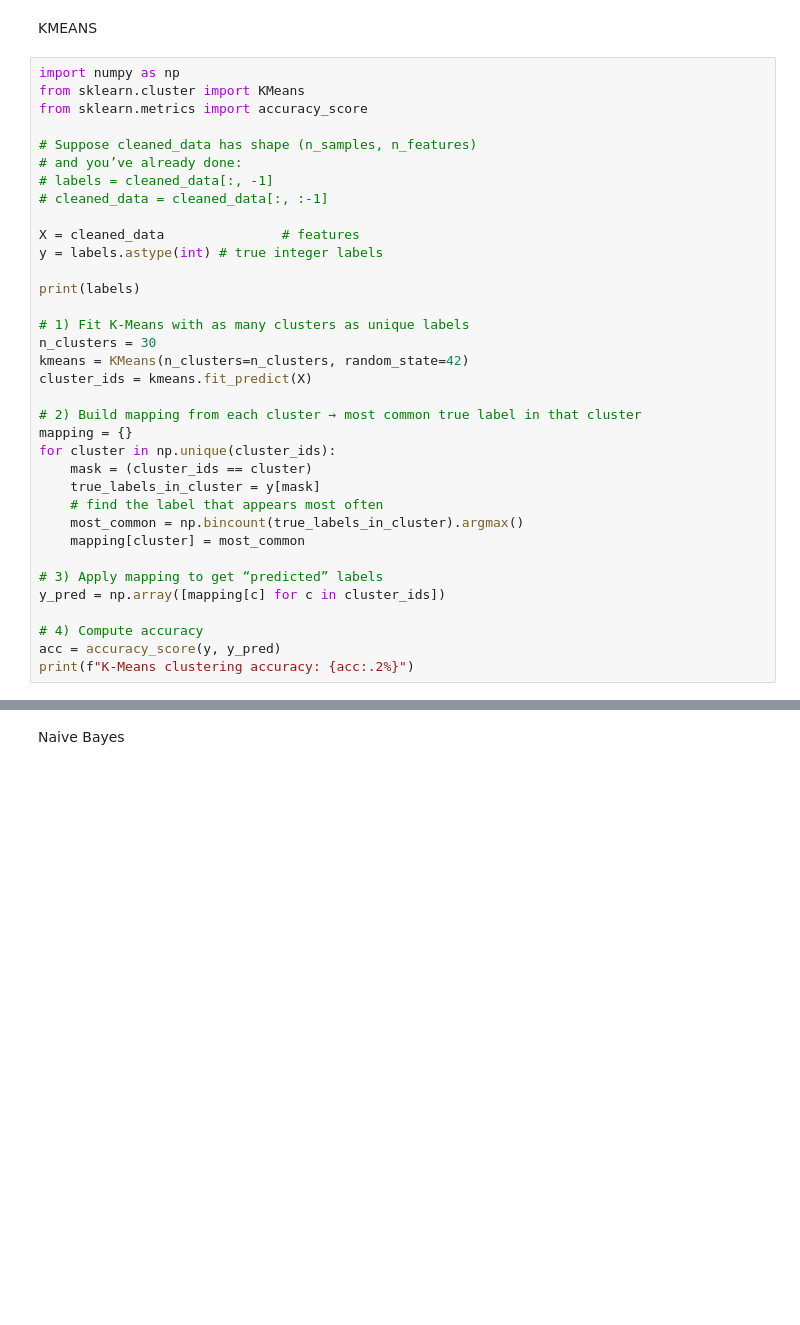
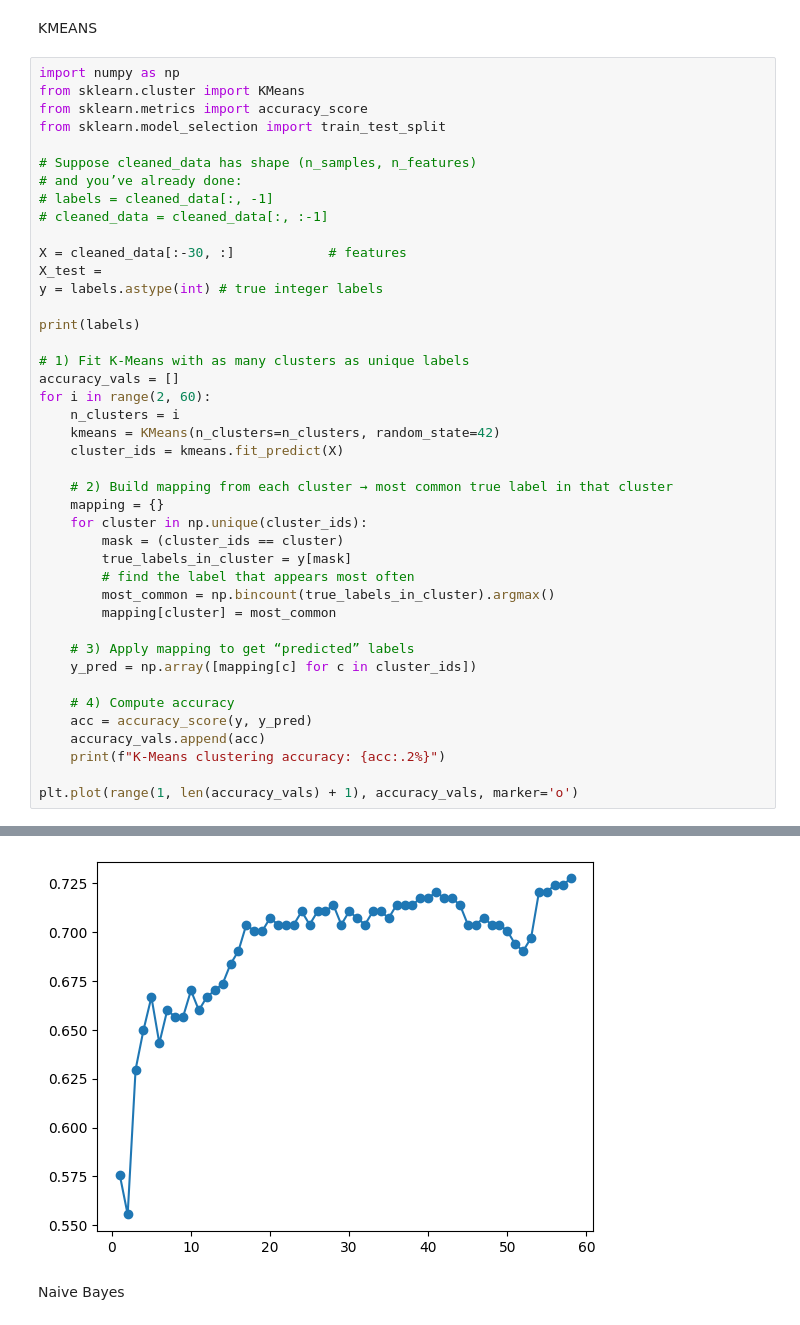
Before and after one commit to crmunson/DataMiningFinalProject, a Jupyter notebook: project_code.ipynb, the cells around one changed output, grey strips where cells are left out. Cells and saved outputs as stored; diff of their text form; blank space fills up the shorter version.

Commit message:
kmeans

```diff
--- a/project_code.ipynb
+++ b/project_code.ipynb
@@ -144,37 +144,44 @@ KMEANS
 import numpy as np
 from sklearn.cluster import KMeans
 from sklearn.metrics import accuracy_score
+from sklearn.model_selection import train_test_split
 
 # Suppose cleaned_data has shape (n_samples, n_features)
 # and you’ve already done:
 # labels = cleaned_data[:, -1]
 # cleaned_data = cleaned_data[:, :-1]
 
-X = cleaned_data               # features
+X = cleaned_data[:-30, :]            # features
+X_test =
 y = labels.astype(int) # true integer labels
 
 print(labels)
 
 # 1) Fit K-Means with as many clusters as unique labels
-n_clusters = 30
-kmeans = KMeans(n_clusters=n_clusters, random_state=42)
-cluster_ids = kmeans.fit_predict(X)
+accuracy_vals = []
+for i in range(2, 60):
+    n_clusters = i
+    kmeans = KMeans(n_clusters=n_clusters, random_state=42)
+    cluster_ids = kmeans.fit_predict(X)
 
-# 2) Build mapping from each cluster → most common true label in that cluster
-mapping = {}
-for cluster in np.unique(cluster_ids):
-    mask = (cluster_ids == cluster)
-    true_labels_in_cluster = y[mask]
-    # find the label that appears most often
-    most_common = np.bincount(true_labels_in_cluster).argmax()
-    mapping[cluster] = most_common
+    # 2) Build mapping from each cluster → most common true label in that cluster
+    mapping = {}
+    for cluster in np.unique(cluster_ids):
+        mask = (cluster_ids == cluster)
+        true_labels_in_cluster = y[mask]
+        # find the label that appears most often
+        most_common = np.bincount(true_labels_in_cluster).argmax()
+        mapping[cluster] = most_common
 
-# 3) Apply mapping to get “predicted” labels
-y_pred = np.array([mapping[c] for c in cluster_ids])
+    # 3) Apply mapping to get “predicted” labels
+    y_pred = np.array([mapping[c] for c in cluster_ids])
 
-# 4) Compute accuracy
-acc = accuracy_score(y, y_pred)
-print(f"K-Means clustering accuracy: {acc:.2%}")
+    # 4) Compute accuracy
+    acc = accuracy_score(y, y_pred)
+    accuracy_vals.append(acc)
+    print(f"K-Means clustering accuracy: {acc:.2%}")
+
+plt.plot(range(1, len(accuracy_vals) + 1), accuracy_vals, marker='o')
 # %% [output]
 [0. 1. 1. 0. 0. 0. 1. 0. 1. 1. 0. 0. 1. 0. 0. 0. 1. 0. 0. 0. 0. 0. 1. 1.
  1. 0. 0. 0. 0. 1. 0. 1. 1. 0. 0. 0. 1. 1. 1. 0. 1. 0. 0. 0. 1. 1. 0. 1.
@@ -193,3 +204,4 @@ K-Means clustering accuracy: 70.37%
+[figure, added]
 # %% [markdown]
 Naive Bayes
 # %%
```
Also changed, not shown: parts of 2 cells of this notebook.
